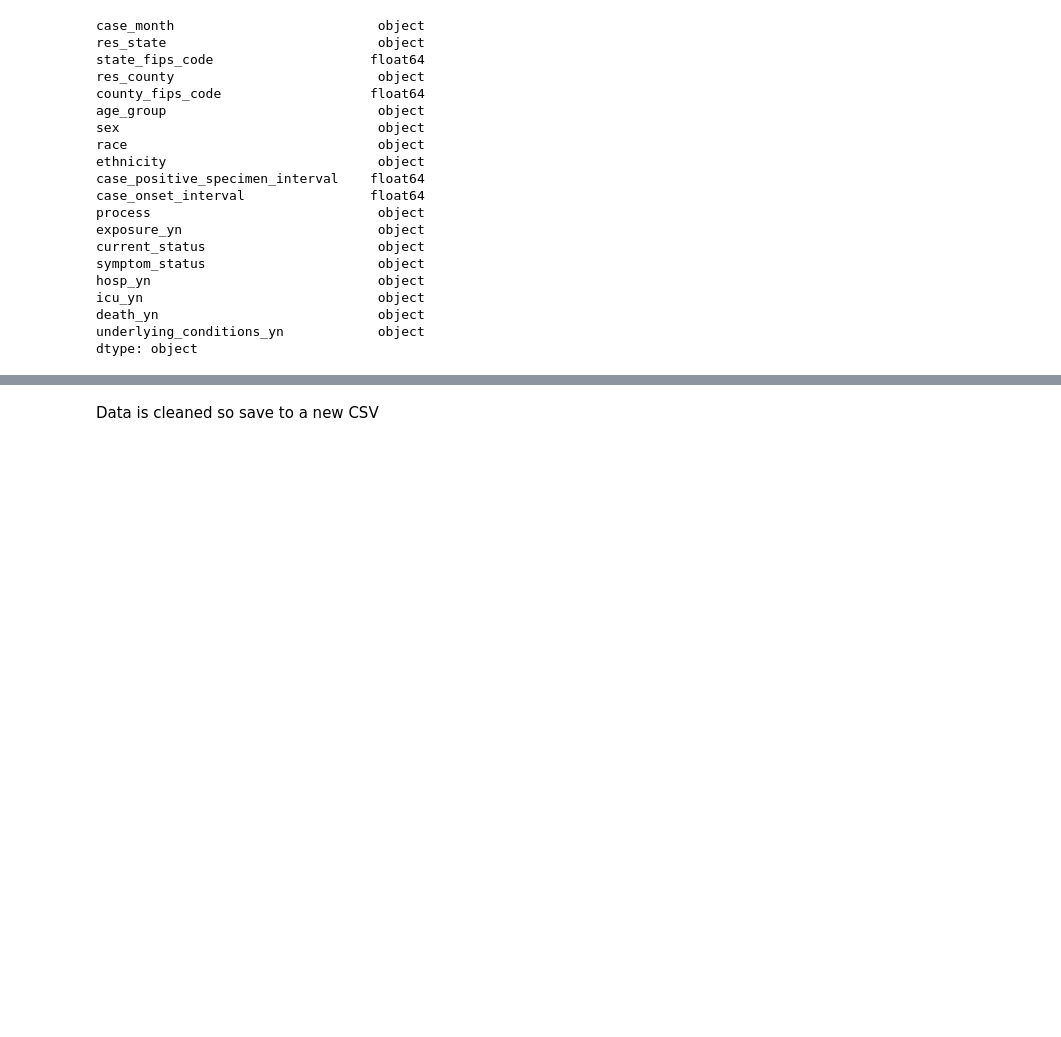
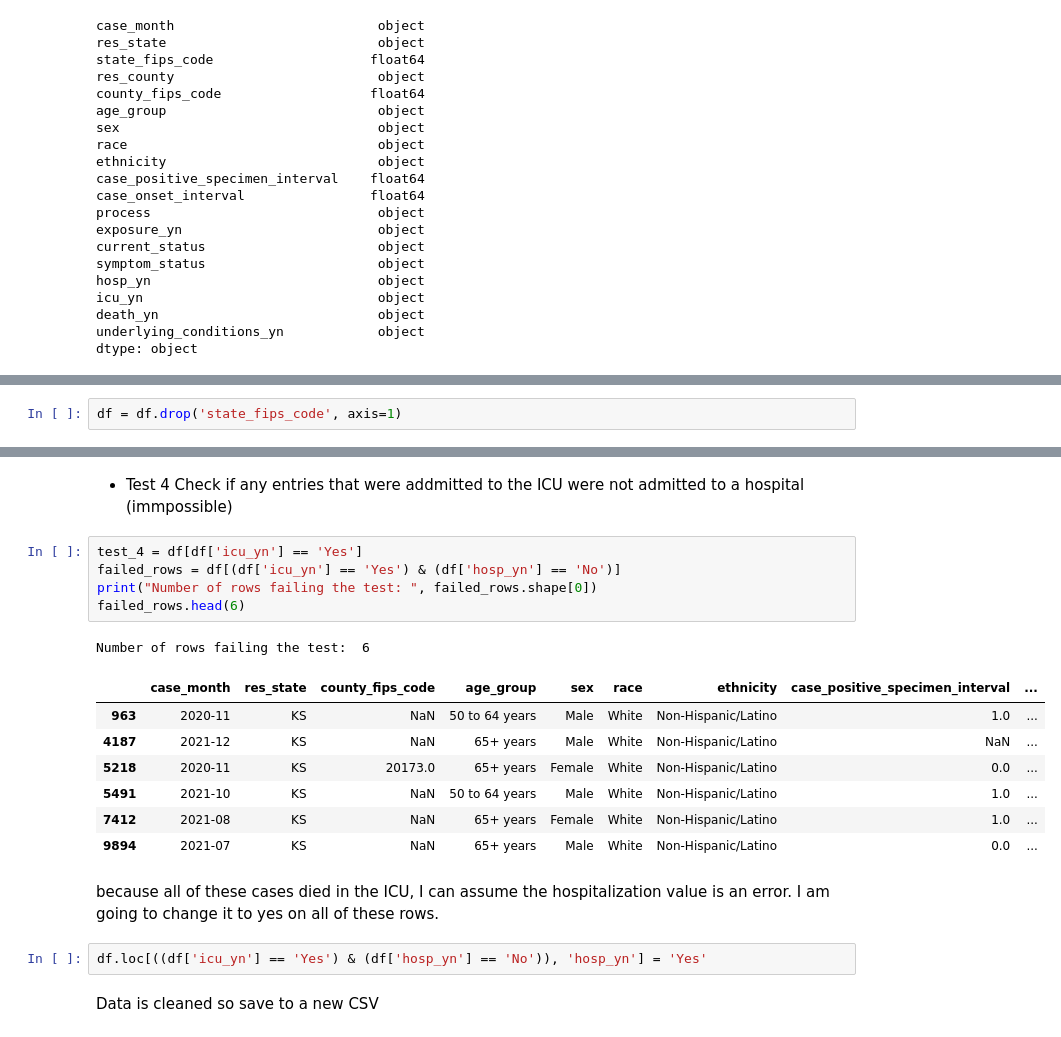
Before and after one commit to Southwick-Adam/CovidDataAnalysis, a Jupyter notebook: 2023-Homework1-Notebook.ipynb, the cells around one changed output, grey strips where cells are left out. Saved outputs shown, nothing was run; the diff lists cells and outputs as text; blank space fills up the shorter version.

```diff
--- a/2023-Homework1-Notebook.ipynb
+++ b/2023-Homework1-Notebook.ipynb
@@ -217,0 +409,2 @@ None of my columns are constant so I will keep them all.
+# %%
+df = df.drop('state_fips_code', axis=1)
@@ -218,3 +422,23 @@ None of my columns are constant so I will keep them all.
+# %% [markdown]
+ - Test 4 Check if any entries that were addmitted to the ICU were not admitted to a hospital (immpossible)
+# %%
+test_4 = df[df['icu_yn'] == 'Yes']
+failed_rows = df[(df['icu_yn'] == 'Yes') & (df['hosp_yn'] == 'No')]
+print("Number of rows failing the test: ", failed_rows.shape[0])
+failed_rows.head(6)
+# %% [output]
+Number of rows failing the test:  6
+|  | case_month | res_state | county_fips_code | age_group | sex | race | ethnicity | case_positive_specimen_interval | ... |
+| 963 | 2020-11 | KS | NaN | 50 to 64 years | Male | White | Non-Hispanic/Latino | 1.0 | ... |
+| 4187 | 2021-12 | KS | NaN | 65+ years | Male | White | Non-Hispanic/Latino | NaN | ... |
+| 5218 | 2020-11 | KS | 20173.0 | 65+ years | Female | White | Non-Hispanic/Latino | 0.0 | ... |
+| 5491 | 2021-10 | KS | NaN | 50 to 64 years | Male | White | Non-Hispanic/Latino | 1.0 | ... |
+| 7412 | 2021-08 | KS | NaN | 65+ years | Female | White | Non-Hispanic/Latino | 1.0 | ... |
+| 9894 | 2021-07 | KS | NaN | 65+ years | Male | White | Non-Hispanic/Latino | 0.0 | ... |
+# %% [markdown]
+because all of these cases died in the ICU, I can assume the hospitalization value is an error. I am going to change it to yes on all of these rows.
+# %%
+df.loc[((df['icu_yn'] == 'Yes') & (df['hosp_yn'] == 'No')), 'hosp_yn'] = 'Yes'
 # %% [markdown]
 Data is cleaned so save to a new CSV
 # %%
```
Also changed, not shown: parts of 70 cells of this notebook, 12 other files.
